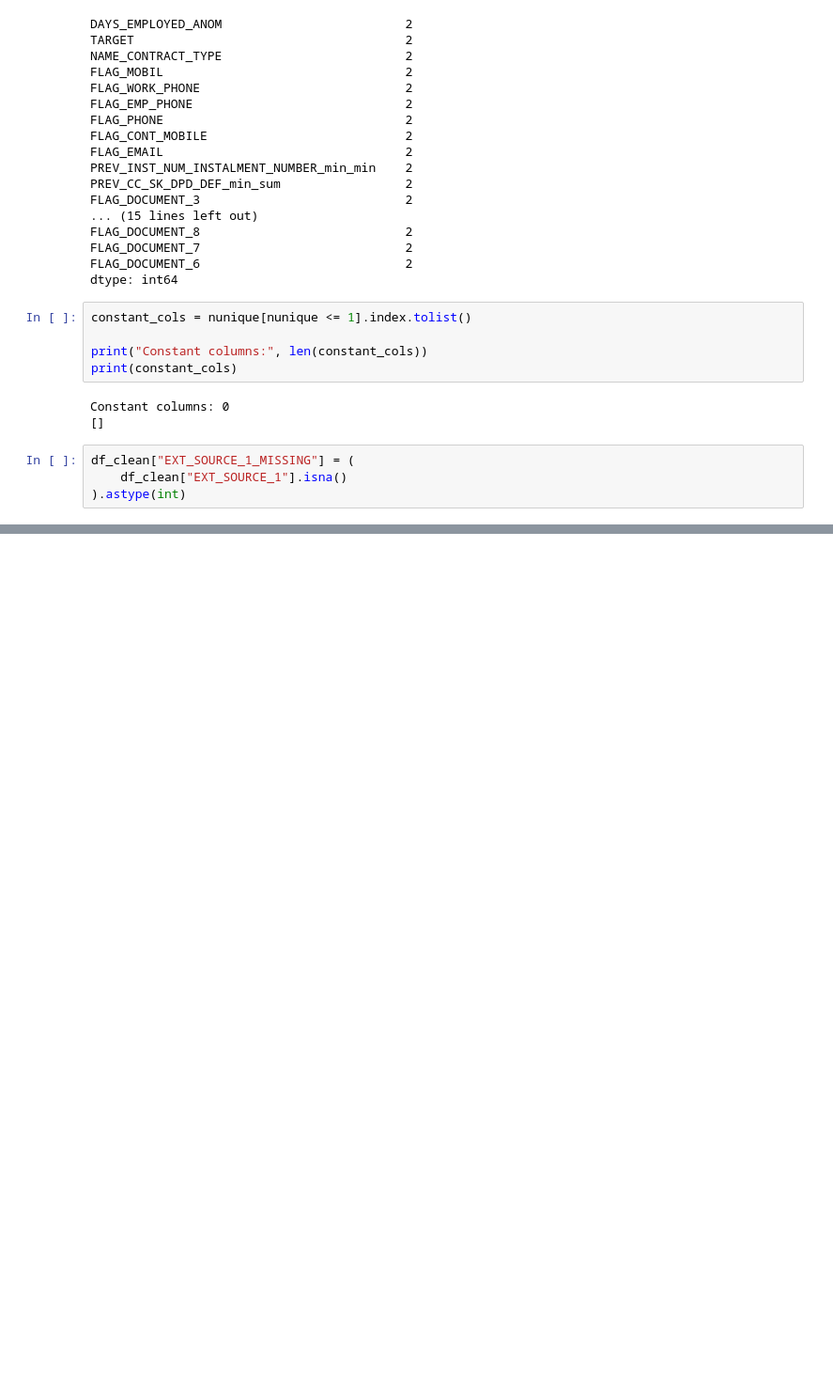
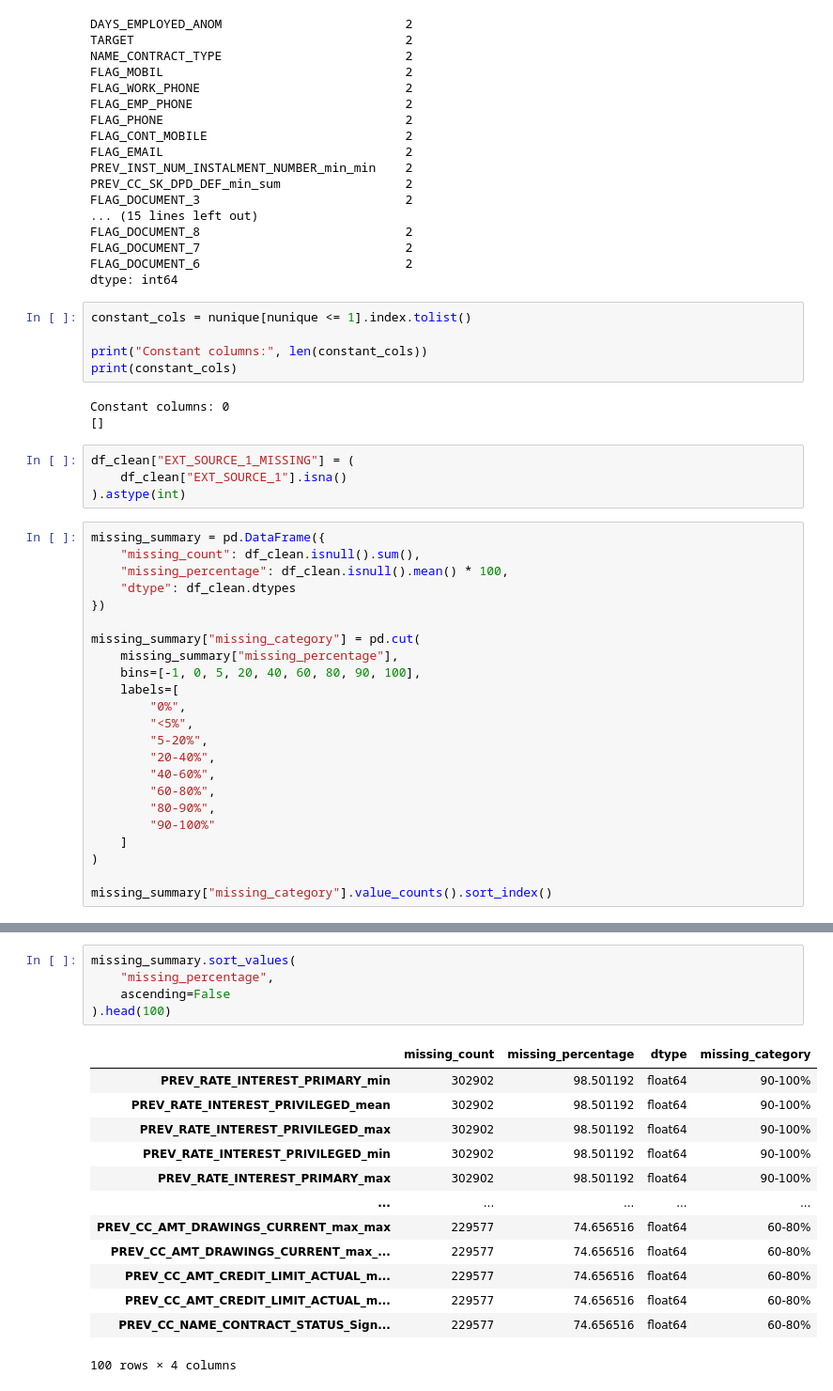
Before and after one commit to KARTIK-KUMAR-SINGH/CreditGuard-Explainable-ML-for-Credit-Default-Prediction, a Jupyter notebook: data_cleaning.ipynb, the cells around one changed output, grey strips where cells are left out. Shown at 94% size. Cells and saved outputs as stored; diff of their text form; blank space fills up the shorter version.

```diff
--- a/data_cleaning.ipynb
+++ b/data_cleaning.ipynb
@@ -149,3 +149,26 @@ Constant columns: 0
 df_clean["EXT_SOURCE_1_MISSING"] = (
     df_clean["EXT_SOURCE_1"].isna()
 ).astype(int)
+# %%
+missing_summary = pd.DataFrame({
+    "missing_count": df_clean.isnull().sum(),
+    "missing_percentage": df_clean.isnull().mean() * 100,
+    "dtype": df_clean.dtypes
+})
+
+missing_summary["missing_category"] = pd.cut(
+    missing_summary["missing_percentage"],
+    bins=[-1, 0, 5, 20, 40, 60, 80, 90, 100],
+    labels=[
+        "0%",
+        "<5%",
+        "5-20%",
+        "20-40%",
+        "40-60%",
+        "60-80%",
+        "80-90%",
+        "90-100%"
+    ]
+)
+
+missing_summary["missing_category"].value_counts().sort_index()
@@ -151,0 +186,19 @@ df_clean["EXT_SOURCE_1_MISSING"] = (
+# %%
+missing_summary.sort_values(
+    "missing_percentage",
+    ascending=False
+).head(100)
+# %% [output]
+|  | missing_count | missing_percentage | dtype | missing_category |
+| PREV_RATE_INTEREST_PRIMARY_min | 302902 | 98.501192 | float64 | 90-100% |
+| PREV_RATE_INTEREST_PRIVILEGED_mean | 302902 | 98.501192 | float64 | 90-100% |
+| PREV_RATE_INTEREST_PRIVILEGED_max | 302902 | 98.501192 | float64 | 90-100% |
+| PREV_RATE_INTEREST_PRIVILEGED_min | 302902 | 98.501192 | float64 | 90-100% |
+| PREV_RATE_INTEREST_PRIMARY_max | 302902 | 98.501192 | float64 | 90-100% |
+| ... | ... | ... | ... | ... |
+| PREV_CC_AMT_DRAWINGS_CURRENT_max_max | 229577 | 74.656516 | float64 | 60-80% |
+| PREV_CC_AMT_DRAWINGS_CURRENT_max_... | 229577 | 74.656516 | float64 | 60-80% |
+| PREV_CC_AMT_CREDIT_LIMIT_ACTUAL_m... | 229577 | 74.656516 | float64 | 60-80% |
+| PREV_CC_AMT_CREDIT_LIMIT_ACTUAL_m... | 229577 | 74.656516 | float64 | 60-80% |
+| PREV_CC_NAME_CONTRACT_STATUS_Sign... | 229577 | 74.656516 | float64 | 60-80% |
+100 rows × 4 columns
```
Also changed, not shown: parts of 22 cells of this notebook.
